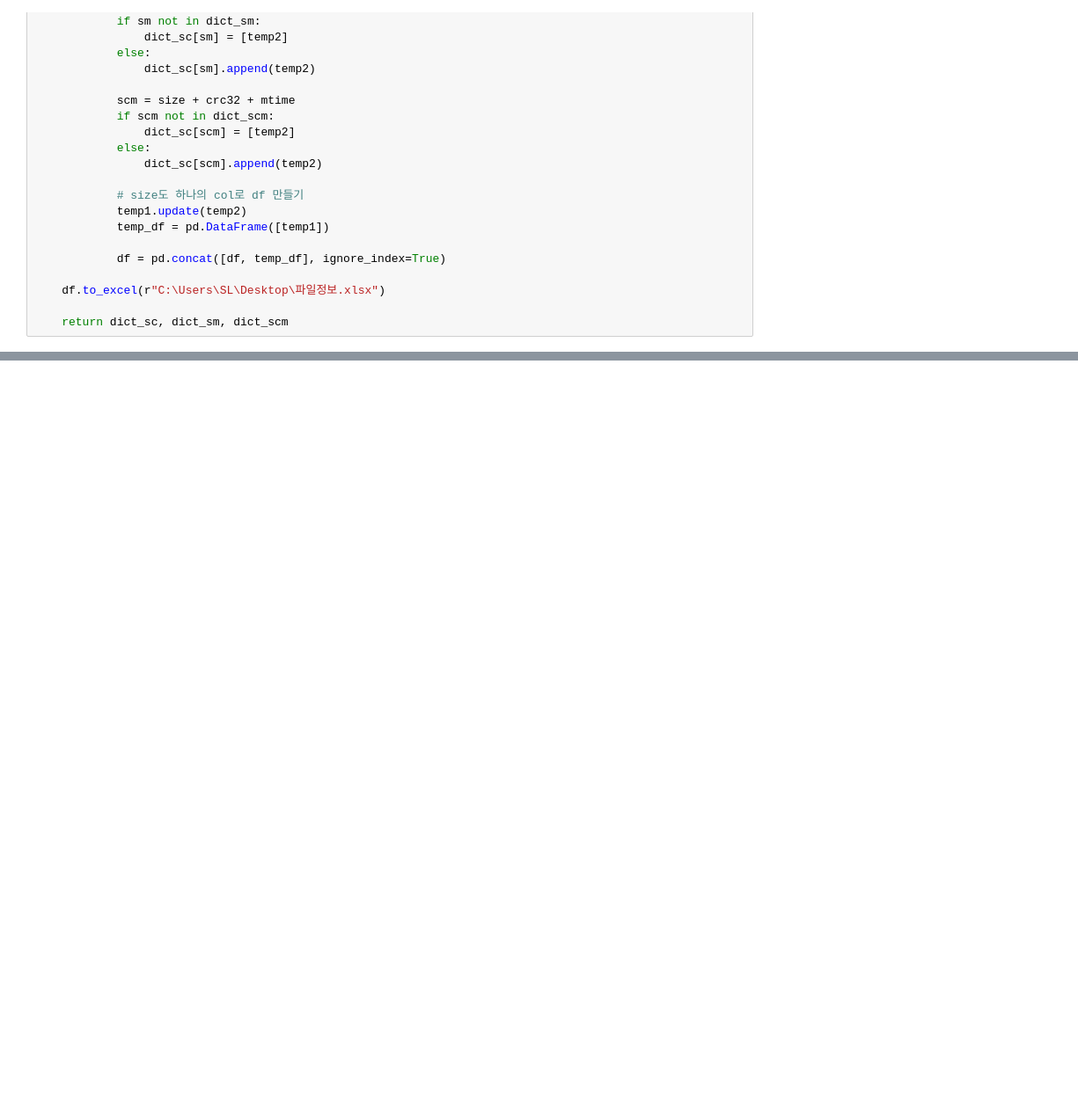
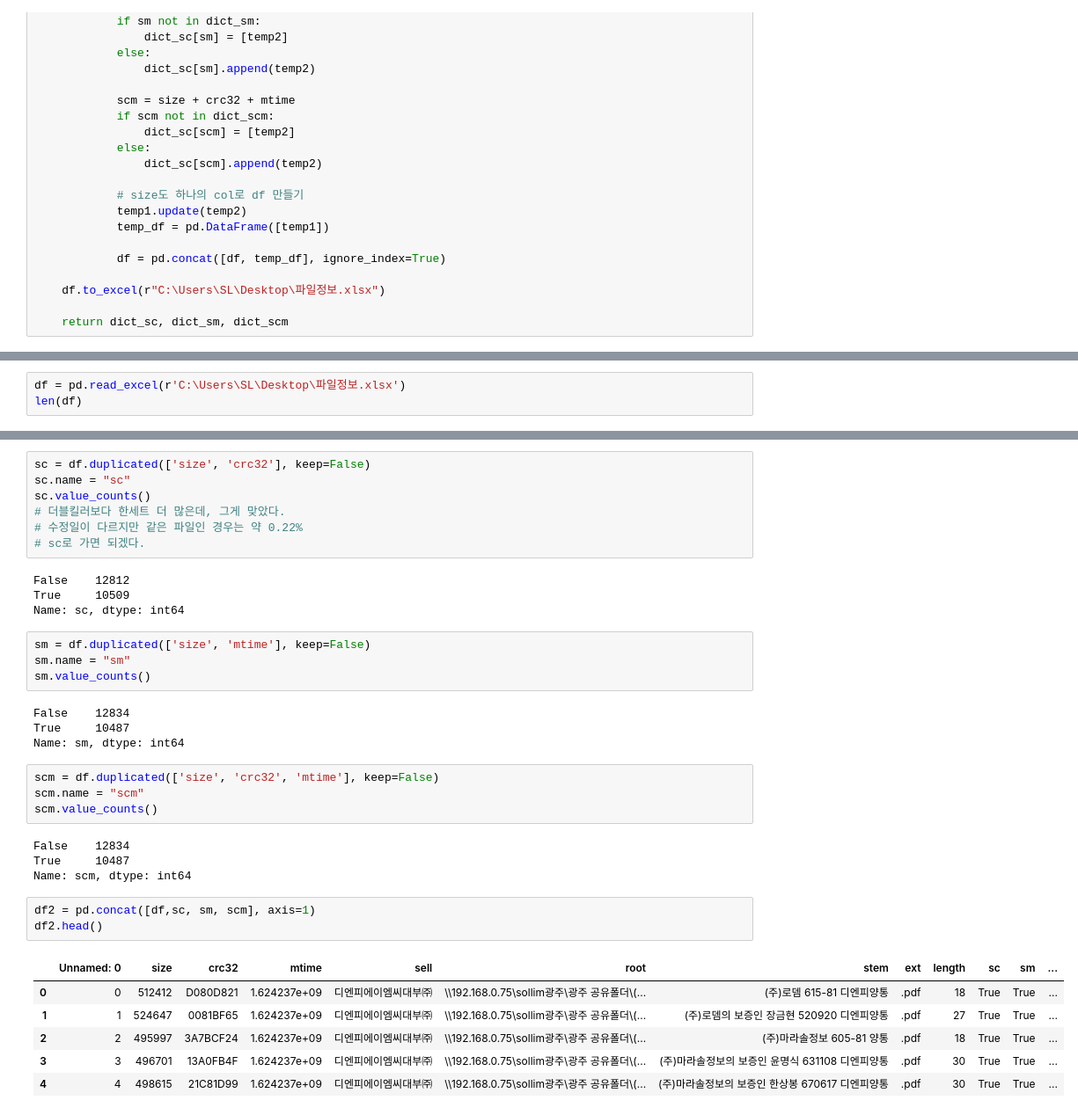
Before and after one commit to jbmyou/fileNaming, a Jupyter notebook: 중복파일 관리.ipynb, the cells around one changed output, grey strips where cells are left out. Shown: that part at 88% size. Cells and saved outputs as stored; diff of their text form; blank space fills up the shorter version.

```diff
--- a/중복파일 관리.ipynb
+++ b/중복파일 관리.ipynb
@@ -83,0 +86,3 @@ NameError: name 'dict_sc' is not defined
+# %%
+df = pd.read_excel(r'C:\Users\SL\Desktop\파일정보.xlsx')
+len(df)
@@ -83,0 +109,37 @@ NameError: name 'dict_sc' is not defined
+# %%
+sc = df.duplicated(['size', 'crc32'], keep=False)
+sc.name = "sc"
+sc.value_counts()
+# 더블킬러보다 한세트 더 많은데, 그게 맞았다.
+# 수정일이 다르지만 같은 파일인 경우는 약 0.22%
+# sc로 가면 되겠다.
+# %% [output]
+False    12812
+True     10509
+Name: sc, dtype: int64
+# %%
+sm = df.duplicated(['size', 'mtime'], keep=False)
+sm.name = "sm"
+sm.value_counts()
+# %% [output]
+False    12834
+True     10487
+Name: sm, dtype: int64
+# %%
+scm = df.duplicated(['size', 'crc32', 'mtime'], keep=False)
+scm.name = "scm"
+scm.value_counts()
+# %% [output]
+False    12834
+True     10487
+Name: scm, dtype: int64
+# %%
+df2 = pd.concat([df,sc, sm, scm], axis=1)
+df2.head()
+# %% [output]
+|  | Unnamed: 0 | size | crc32 | mtime | sell | root | stem | ext | length | sc | sm | ... |
+| 0 | 0 | 512412 | D080D821 | 1.624237e+09 | 디엔피에이엠씨대부㈜ | \\192.168.0.75\sollim광주\광주 공유폴더\(... | (주)로뎀 615-81 디엔피양통 | .pdf | 18 | True | True | ... |
+| 1 | 1 | 524647 | 0081BF65 | 1.624237e+09 | 디엔피에이엠씨대부㈜ | \\192.168.0.75\sollim광주\광주 공유폴더\(... | (주)로뎀의 보증인 장금현 520920 디엔피양통 | .pdf | 27 | True | True | ... |
+| 2 | 2 | 495997 | 3A7BCF24 | 1.624237e+09 | 디엔피에이엠씨대부㈜ | \\192.168.0.75\sollim광주\광주 공유폴더\(... | (주)마라솔정보 605-81 양통 | .pdf | 18 | True | True | ... |
+| 3 | 3 | 496701 | 13A0FB4F | 1.624237e+09 | 디엔피에이엠씨대부㈜ | \\192.168.0.75\sollim광주\광주 공유폴더\(... | (주)마라솔정보의 보증인 윤명식 631108 디엔피양통 | .pdf | 30 | True | True | ... |
+| 4 | 4 | 498615 | 21C81D99 | 1.624237e+09 | 디엔피에이엠씨대부㈜ | \\192.168.0.75\sollim광주\광주 공유폴더\(... | (주)마라솔정보의 보증인 한상봉 670617 디엔피양통 | .pdf | 30 | True | True | ... |
```
Also changed, not shown: parts of 14 cells of this notebook, 1 other file.
